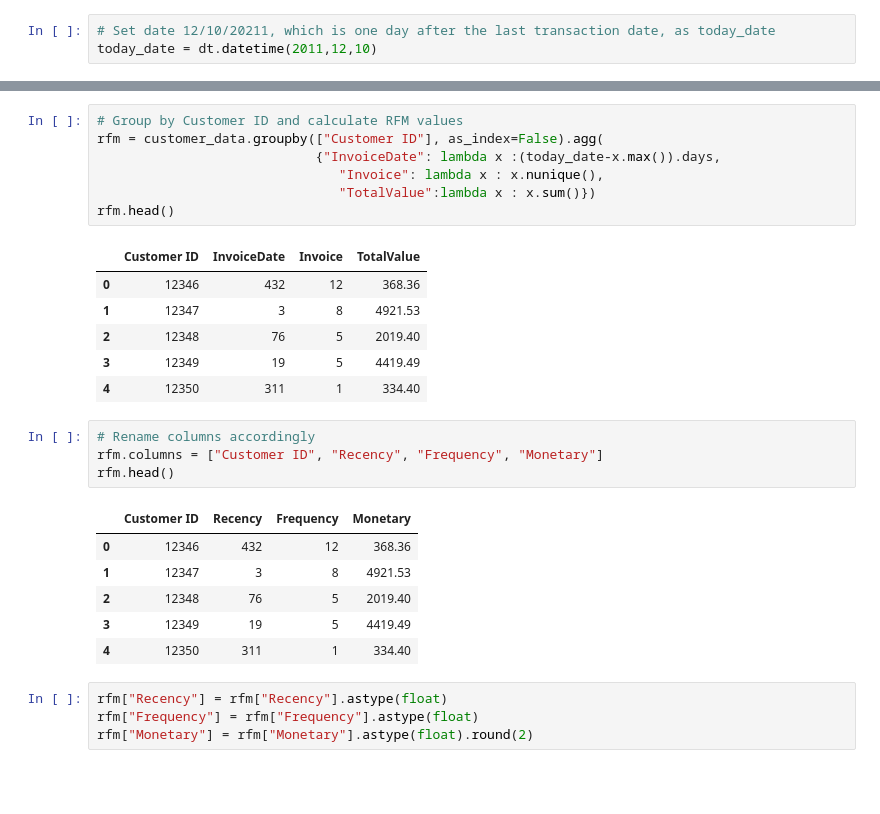
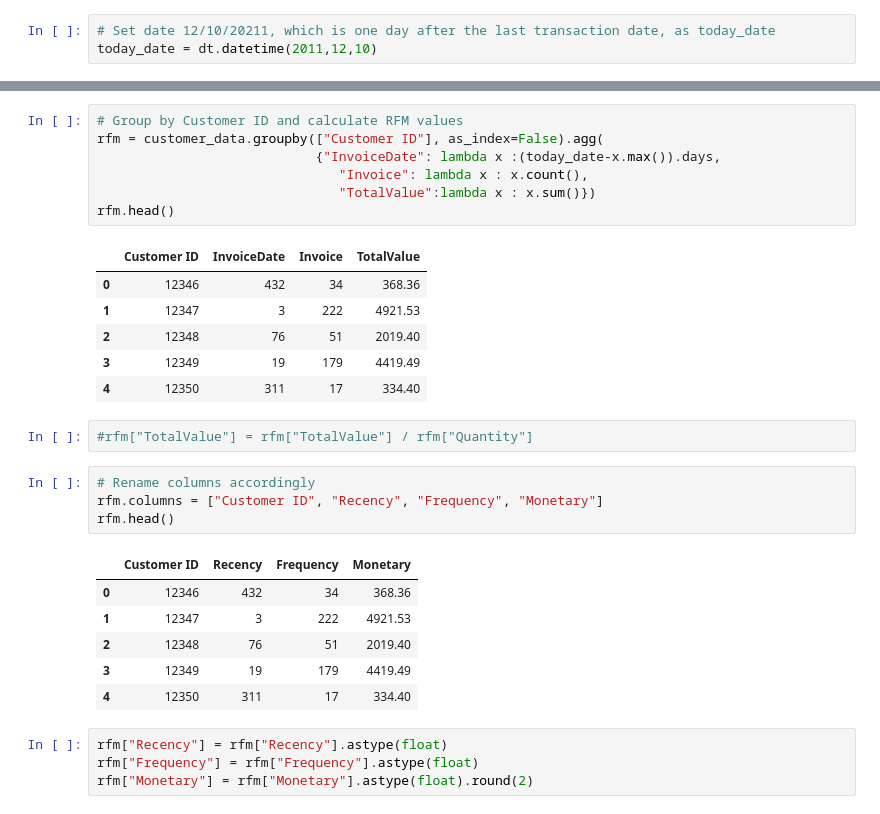
Before and after one commit to ArgyroMp/msc-thesis, a Jupyter notebook: Notebooks/02.rfm_dataset.ipynb, the cells around one changed output, grey strips where cells are left out. Cells and saved outputs as stored; diff of their text form; blank space fills up the shorter version.

```diff
--- a/Notebooks/02.rfm_dataset.ipynb
+++ b/Notebooks/02.rfm_dataset.ipynb
@@ -43,28 +38,30 @@ today_date = dt.datetime(2011,12,10)
 # %%
 # Group by Customer ID and calculate RFM values
 rfm = customer_data.groupby(["Customer ID"], as_index=False).agg(
                             {"InvoiceDate": lambda x :(today_date-x.max()).days,
-                               "Invoice": lambda x : x.nunique(),
+                               "Invoice": lambda x : x.count(),
                                "TotalValue":lambda x : x.sum()})
 rfm.head()
 # %% [output]
 |  | Customer ID | InvoiceDate | Invoice | TotalValue |
-| 0 | 12346 | 432 | 12 | 368.36 |
-| 1 | 12347 | 3 | 8 | 4921.53 |
-| 2 | 12348 | 76 | 5 | 2019.40 |
-| 3 | 12349 | 19 | 5 | 4419.49 |
-| 4 | 12350 | 311 | 1 | 334.40 |
+| 0 | 12346 | 432 | 34 | 368.36 |
+| 1 | 12347 | 3 | 222 | 4921.53 |
+| 2 | 12348 | 76 | 51 | 2019.40 |
+| 3 | 12349 | 19 | 179 | 4419.49 |
+| 4 | 12350 | 311 | 17 | 334.40 |
+# %%
+#rfm["TotalValue"] = rfm["TotalValue"] / rfm["Quantity"]
 # %%
 # Rename columns accordingly
 rfm.columns = ["Customer ID", "Recency", "Frequency", "Monetary"]
 rfm.head()
 # %% [output]
 |  | Customer ID | Recency | Frequency | Monetary |
-| 0 | 12346 | 432 | 12 | 368.36 |
-| 1 | 12347 | 3 | 8 | 4921.53 |
-| 2 | 12348 | 76 | 5 | 2019.40 |
-| 3 | 12349 | 19 | 5 | 4419.49 |
-| 4 | 12350 | 311 | 1 | 334.40 |
+| 0 | 12346 | 432 | 34 | 368.36 |
+| 1 | 12347 | 3 | 222 | 4921.53 |
+| 2 | 12348 | 76 | 51 | 2019.40 |
+| 3 | 12349 | 19 | 179 | 4419.49 |
+| 4 | 12350 | 311 | 17 | 334.40 |
 # %%
 rfm["Recency"] = rfm["Recency"].astype(float)
 rfm["Frequency"] = rfm["Frequency"].astype(float)
```
Also changed, not shown: parts of 11 cells of this notebook, 2 other files.
